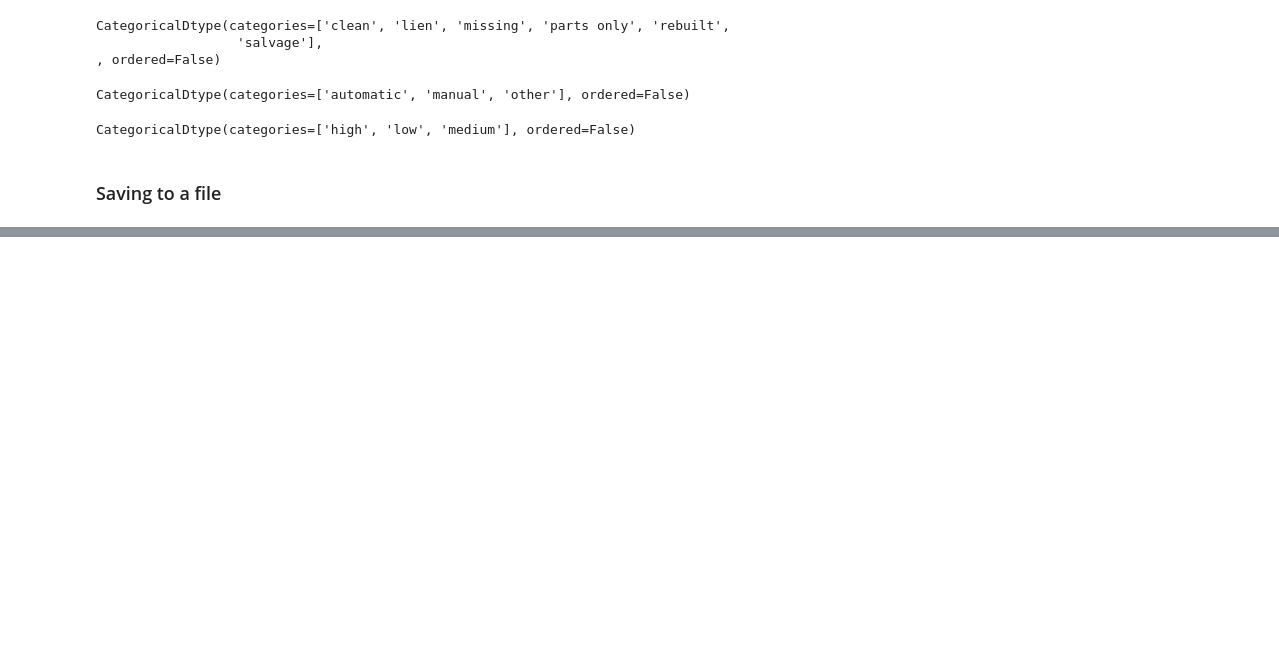
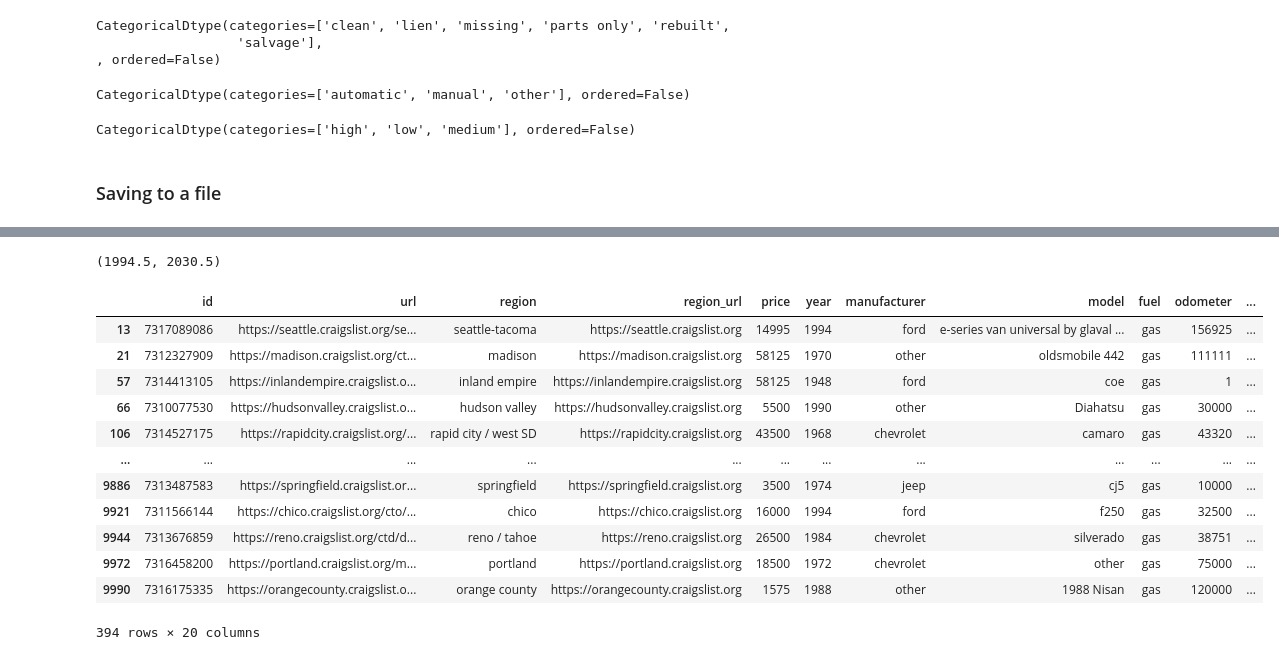
Before and after one commit to AliaksandrYazerski/ML_model_classifier_for_car_from_USA, a Jupyter notebook: ML_model_classifier_for_car_from_USA.ipynb, the cells around one changed output, grey strips where cells are left out. Saved outputs shown, nothing was run; the diff lists cells and outputs as text; code cells hidden in the pictures; blank space fills up the shorter version.

```diff
--- a/ML_model_classifier_for_car_from_USA.ipynb
+++ b/ML_model_classifier_for_car_from_USA.ipynb
@@ -498,0 +557,2 @@ df_types.to_csv('data/df_types.csv', index=False)
+# %%
+df_out.loc[is_outlier_price, 'price'] = boundaries_price[1]
@@ -498,0 +585,21 @@ df_types.to_csv('data/df_types.csv', index=False)
+# %%
+boundaries_year, is_outlier_year = get_out_boundaries('year')
+boundaries_year
+# %% [output]
+(1994.5, 2030.5)
+# %%
+df_out[is_outlier_year]
+# %% [output]
+|  | id | url | region | region_url | price | year | manufacturer | model | fuel | odometer | ... |
+| 13 | 7317089086 | https://seattle.craigslist.org/se... | seattle-tacoma | https://seattle.craigslist.org | 14995 | 1994 | ford | e-series van universal by glaval ... | gas | 156925 | ... |
+| 21 | 7312327909 | https://madison.craigslist.org/ct... | madison | https://madison.craigslist.org | 58125 | 1970 | other | oldsmobile 442 | gas | 111111 | ... |
+| 57 | 7314413105 | https://inlandempire.craigslist.o... | inland empire | https://inlandempire.craigslist.org | 58125 | 1948 | ford | coe | gas | 1 | ... |
+| 66 | 7310077530 | https://hudsonvalley.craigslist.o... | hudson valley | https://hudsonvalley.craigslist.org | 5500 | 1990 | other | Diahatsu | gas | 30000 | ... |
+| 106 | 7314527175 | https://rapidcity.craigslist.org/... | rapid city / west SD | https://rapidcity.craigslist.org | 43500 | 1968 | chevrolet | camaro | gas | 43320 | ... |
+| ... | ... | ... | ... | ... | ... | ... | ... | ... | ... | ... | ... |
+| 9886 | 7313487583 | https://springfield.craigslist.or... | springfield | https://springfield.craigslist.org | 3500 | 1974 | jeep | cj5 | gas | 10000 | ... |
+| 9921 | 7311566144 | https://chico.craigslist.org/cto/... | chico | https://chico.craigslist.org | 16000 | 1994 | ford | f250 | gas | 32500 | ... |
+| 9944 | 7313676859 | https://reno.craigslist.org/ctd/d... | reno / tahoe | https://reno.craigslist.org | 26500 | 1984 | chevrolet | silverado | gas | 38751 | ... |
+| 9972 | 7316458200 | https://portland.craigslist.org/m... | portland | https://portland.craigslist.org | 18500 | 1972 | chevrolet | other | gas | 75000 | ... |
+| 9990 | 7316175335 | https://orangecounty.craigslist.o... | orange county | https://orangecounty.craigslist.org | 1575 | 1988 | other | 1988 Nisan | gas | 120000 | ... |
+394 rows × 20 columns
```
Also changed, not shown: parts of 21 cells of this notebook, 1 other file.
